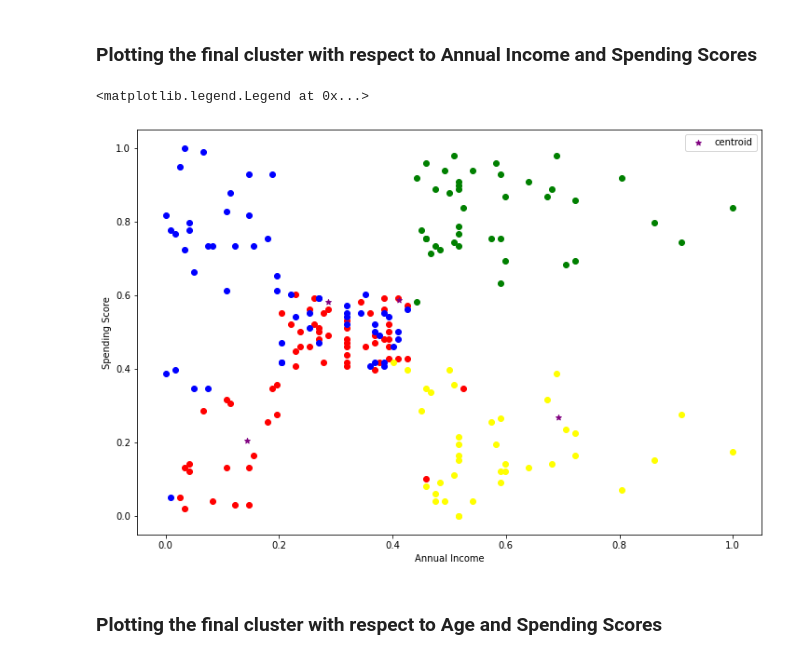
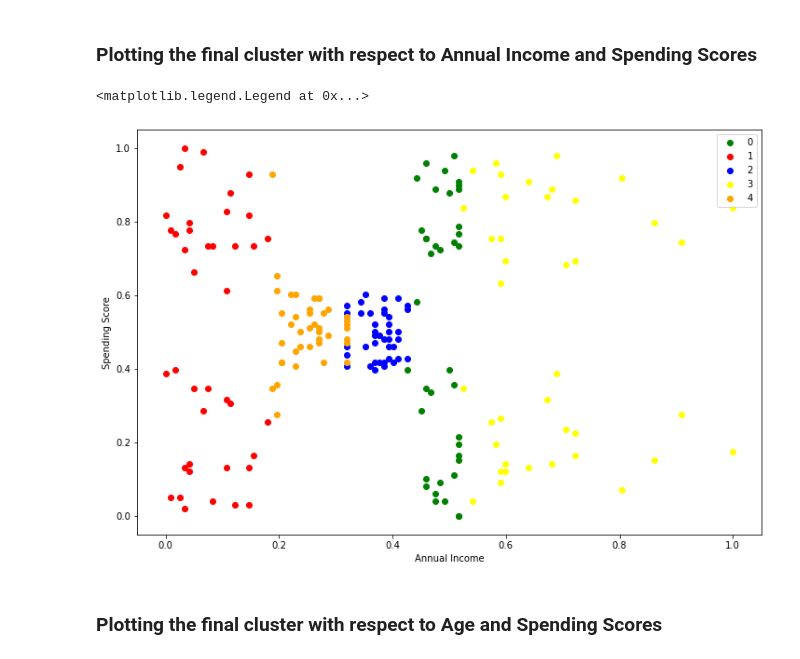
Before and after one commit to Ab2207/General-Projects-Data-Analysis, a Jupyter notebook: Customer Segmentation.ipynb, the cells around one changed output. Saved outputs shown, nothing was run; the diff lists cells and outputs as text; code cells hidden in the pictures.

```diff
--- a/Customer Segmentation.ipynb
+++ b/Customer Segmentation.ipynb
@@ -208,2 +220,7 @@ cluster_df['Cluster'] = y_pred
+# %%
+km = KMeans(n_clusters=5, init = 'k-means++', max_iter = 500, n_init = 20)
+y_pred = km.fit_predict(cluster_df)
+
+cluster_df['Cluster'] = y_pred
 # %% [markdown]
 ### The centroids of each cluster
@@ -221,21 +239,22 @@ cluster_df_0 = cluster_df[cluster_df.Cluster == 0]
 cluster_df_1 = cluster_df[cluster_df.Cluster == 1]
 cluster_df_2 = cluster_df[cluster_df.Cluster == 2]
 cluster_df_3 = cluster_df[cluster_df.Cluster == 3]
+cluster_df_4 = cluster_df[cluster_df.Cluster == 4]
 # %% [markdown]
 ### Plotting the final cluster with respect to Annual Income and Spending Scores
-# %%
-plt.figure(figsize=(12,8))
-plt.xlabel("Annual Income")
-plt.ylabel("Spending Score")
-
-plt.scatter(cluster_df_0['Annual Income'], cluster_df_0['Spending Score'], color='green', )
-plt.scatter(cluster_df_1['Annual Income'], cluster_df_1['Spending Score'], color='red')
-plt.scatter(cluster_df_2['Annual Income'], cluster_df_2['Spending Score'], color='blue')
-plt.scatter(cluster_df_3['Annual Income'], cluster_df_3['Spending Score'], color='yellow')
-plt.scatter(km.cluster_centers_[:,0],km.cluster_centers_[:,1],color='purple',marker='*',label='centroid')
-plt.legend()
-# %% [output]
-<matplotlib.legend.Legend at 0x...>
-[figure, removed]
+# %%
+plt.figure(figsize=(12,8))
+plt.xlabel("Annual Income")
+plt.ylabel("Spending Score")
+
+plt.scatter(cluster_df_0['Annual Income'], cluster_df_0['Spending Score'], color='green')
+plt.scatter(cluster_df_1['Annual Income'], cluster_df_1['Spending Score'], color='red')
+plt.scatter(cluster_df_2['Annual Income'], cluster_df_2['Spending Score'], color='blue')
+plt.scatter(cluster_df_3['Annual Income'], cluster_df_3['Spending Score'], color='yellow')
+plt.scatter(cluster_df_4['Annual Income'], cluster_df_4['Spending Score'], color='orange')
+plt.legend('01234')
+# %% [output]
+<matplotlib.legend.Legend at 0x...>
+[figure, added]
 # %% [markdown]
 ### Plotting the final cluster with respect to Age and Spending Scores
```
Also changed, not shown: parts of 15 cells of this notebook.
